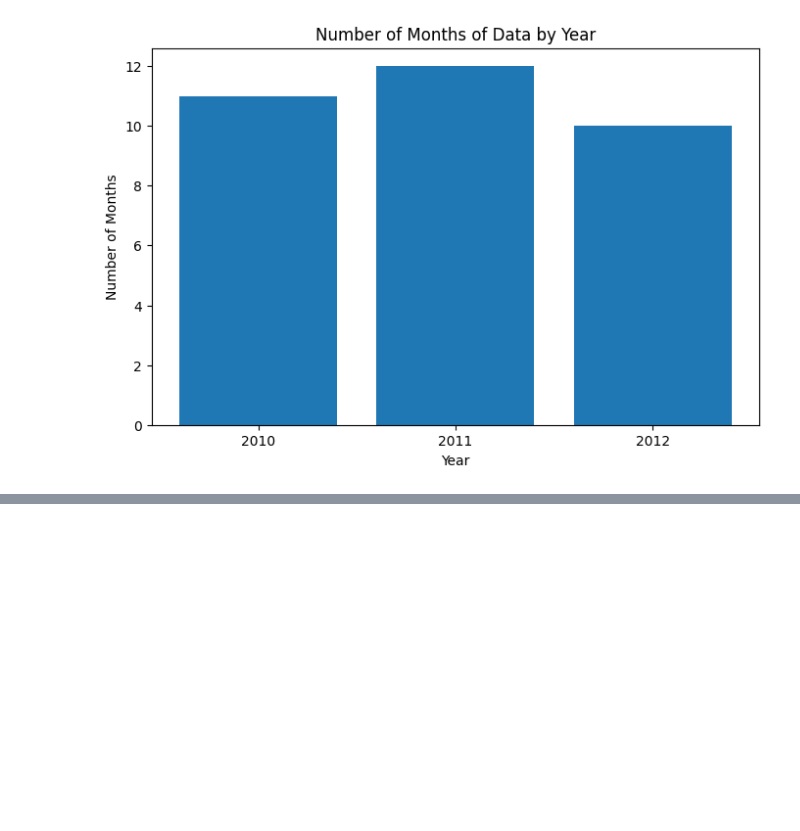
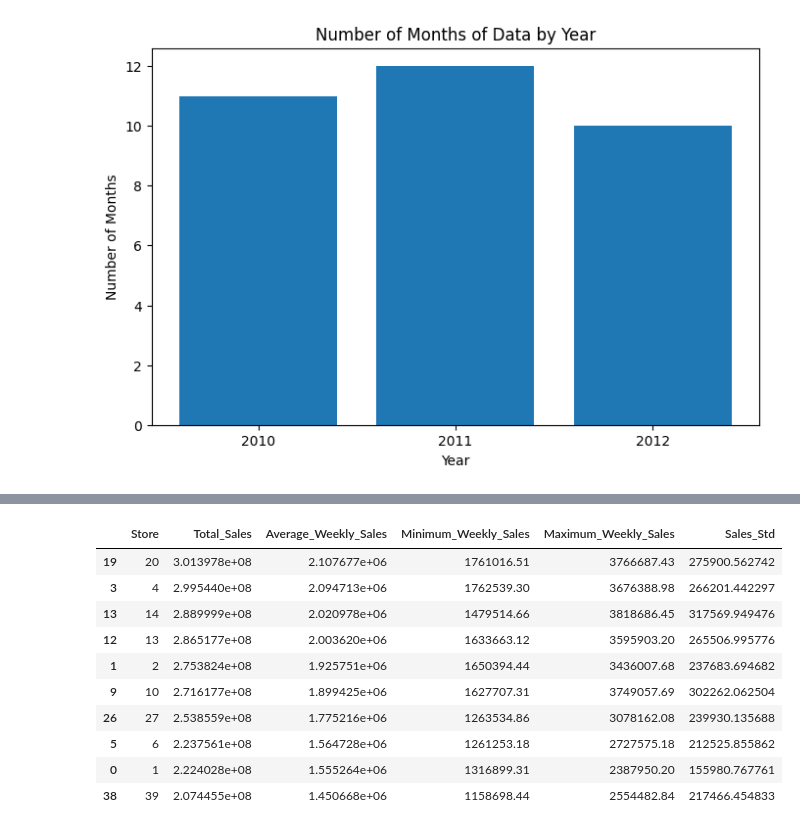
Before and after one commit to rangadaschakravarthy/Walmart-Sales-Analysis, a Jupyter notebook: notebooks/02_eda.ipynb, the cells around one changed output, grey strips where cells are left out. Cells and saved outputs as stored; diff of their text form; code cells hidden in the pictures; blank space fills up the shorter version.

```diff
--- a/notebooks/02_eda.ipynb
+++ b/notebooks/02_eda.ipynb
@@ -808,0 +859,14 @@ plt.show()
+# %%
+top_stores
+# %% [output]
+|  | Store | Total_Sales | Average_Weekly_Sales | Minimum_Weekly_Sales | Maximum_Weekly_Sales | Sales_Std |
+| 19 | 20 | 3.013978e+08 | 2.107677e+06 | 1761016.51 | 3766687.43 | 275900.562742 |
+| 3 | 4 | 2.995440e+08 | 2.094713e+06 | 1762539.30 | 3676388.98 | 266201.442297 |
+| 13 | 14 | 2.889999e+08 | 2.020978e+06 | 1479514.66 | 3818686.45 | 317569.949476 |
+| 12 | 13 | 2.865177e+08 | 2.003620e+06 | 1633663.12 | 3595903.20 | 265506.995776 |
+| 1 | 2 | 2.753824e+08 | 1.925751e+06 | 1650394.44 | 3436007.68 | 237683.694682 |
+| 9 | 10 | 2.716177e+08 | 1.899425e+06 | 1627707.31 | 3749057.69 | 302262.062504 |
+| 26 | 27 | 2.538559e+08 | 1.775216e+06 | 1263534.86 | 3078162.08 | 239930.135688 |
+| 5 | 6 | 2.237561e+08 | 1.564728e+06 | 1261253.18 | 2727575.18 | 212525.855862 |
+| 0 | 1 | 2.224028e+08 | 1.555264e+06 | 1316899.31 | 2387950.20 | 155980.767761 |
+| 38 | 39 | 2.074455e+08 | 1.450668e+06 | 1158698.44 | 2554482.84 | 217466.454833 |
```
Also changed, not shown: parts of 10 cells of this notebook, 3 other files.
